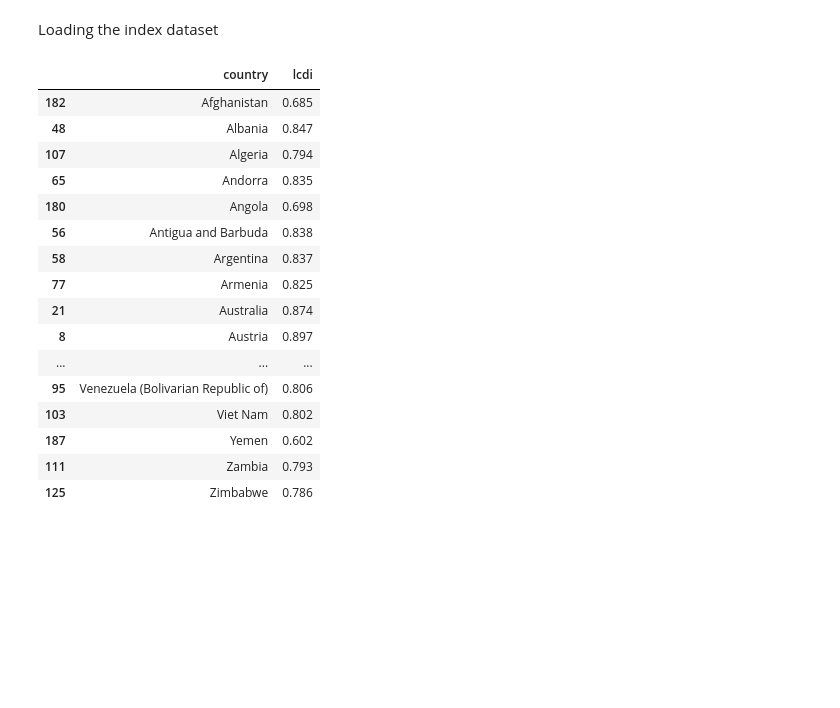
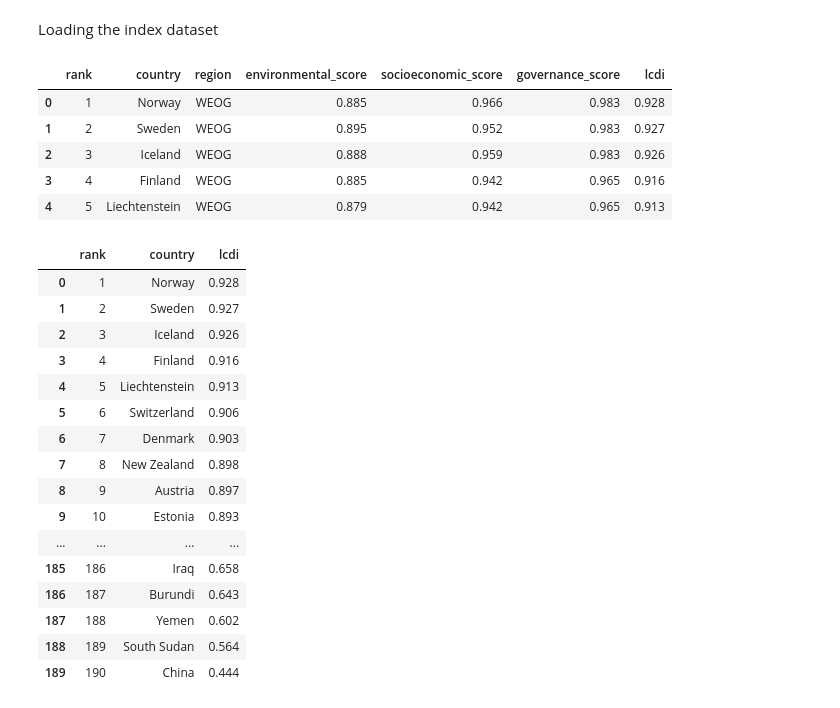
Before and after one commit to luanakimley/low-carbon-development-composite-index, a Jupyter notebook: visualisation.ipynb, the cells around one changed output. Drawn from its saved outputs; the diff is of its cells as text; code cells hidden in the pictures; blank space fills up the shorter version.

```diff
--- a/visualisation.ipynb
+++ b/visualisation.ipynb
@@ -9,24 +9,32 @@ pd.set_option('display.max_rows', None)
 Loading the index dataset
 # %%
 lcdi_df = pd.read_csv('lcdi/lcdi_index.csv')
-lcdi_df.sort_values('country', inplace=True)
-lcdi_df = lcdi_df[["country", "lcdi"]]
-lcdi_df
+lcdi_df.head()
 # %% [output]
-|  | country | lcdi |
-| 182 | Afghanistan | 0.685 |
-| 48 | Albania | 0.847 |
-| 107 | Algeria | 0.794 |
-| 65 | Andorra | 0.835 |
-| 180 | Angola | 0.698 |
-| 56 | Antigua and Barbuda | 0.838 |
-| 58 | Argentina | 0.837 |
-| 77 | Armenia | 0.825 |
-| 21 | Australia | 0.874 |
-| 8 | Austria | 0.897 |
-| ... | ... | ... |
-| 95 | Venezuela (Bolivarian Republic of) | 0.806 |
-| 103 | Viet Nam | 0.802 |
-| 187 | Yemen | 0.602 |
-| 111 | Zambia | 0.793 |
-| 125 | Zimbabwe | 0.786 |
+|  | rank | country | region | environmental_score | socioeconomic_score | governance_score | lcdi |
+| 0 | 1 | Norway | WEOG | 0.885 | 0.966 | 0.983 | 0.928 |
+| 1 | 2 | Sweden | WEOG | 0.895 | 0.952 | 0.983 | 0.927 |
+| 2 | 3 | Iceland | WEOG | 0.888 | 0.959 | 0.983 | 0.926 |
+| 3 | 4 | Finland | WEOG | 0.885 | 0.942 | 0.965 | 0.916 |
+| 4 | 5 | Liechtenstein | WEOG | 0.879 | 0.942 | 0.965 | 0.913 |
+# %%
+lcdi_df_index = lcdi_df[["rank", "country", "lcdi"]]
+lcdi_df_index
+# %% [output]
+|  | rank | country | lcdi |
+| 0 | 1 | Norway | 0.928 |
+| 1 | 2 | Sweden | 0.927 |
+| 2 | 3 | Iceland | 0.926 |
+| 3 | 4 | Finland | 0.916 |
+| 4 | 5 | Liechtenstein | 0.913 |
+| 5 | 6 | Switzerland | 0.906 |
+| 6 | 7 | Denmark | 0.903 |
+| 7 | 8 | New Zealand | 0.898 |
+| 8 | 9 | Austria | 0.897 |
+| 9 | 10 | Estonia | 0.893 |
+| ... | ... | ... | ... |
+| 185 | 186 | Iraq | 0.658 |
+| 186 | 187 | Burundi | 0.643 |
+| 187 | 188 | Yemen | 0.602 |
+| 188 | 189 | South Sudan | 0.564 |
+| 189 | 190 | China | 0.444 |
```
Also changed, not shown: parts of 4 cells of this notebook.
